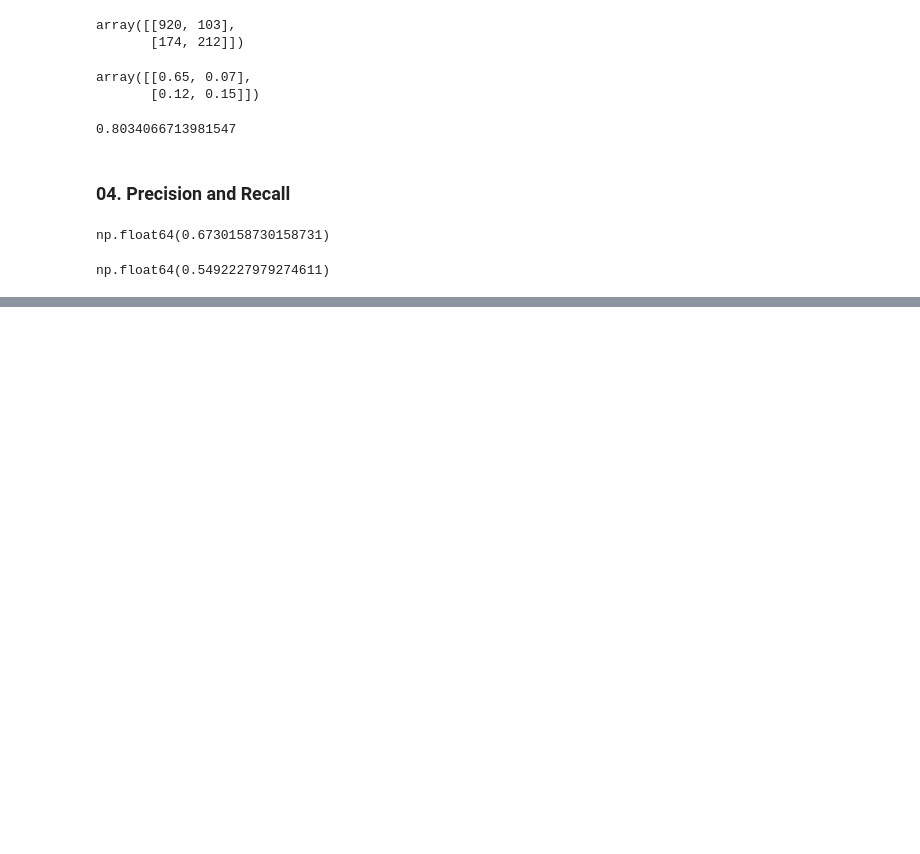
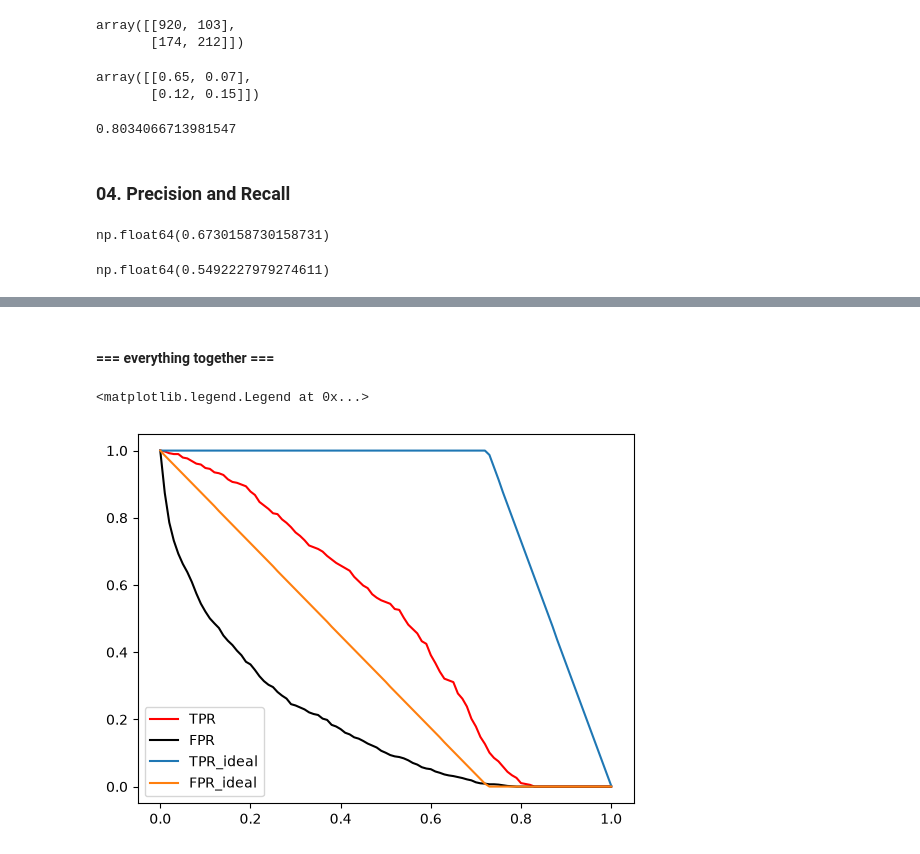
Before and after one commit to alex-alyushin/machine-learning-zoomcamp, a Jupyter notebook: 04-evaluation/Evaluation.ipynb, the cells around one changed output, grey strips where cells are left out. Saved outputs shown, nothing was run; the diff lists cells and outputs as text; code cells hidden in the pictures; blank space fills up the shorter version.

```diff
--- a/04-evaluation/Evaluation.ipynb
+++ b/04-evaluation/Evaluation.ipynb
@@ -249,0 +419,13 @@ np.float64(0.5492227979274611)
+# %% [markdown]
+#### === everything together ===
+# %%
+plt.plot(df_scores.threshold, df_scores.tpr, label='TPR', color='red')
+plt.plot(df_scores.threshold, df_scores.fpr, label='FPR', color='black')
+
+plt.plot(df_scores_ideal.threshold, df_scores_ideal.tpr, label='TPR_ideal')
+plt.plot(df_scores_ideal.threshold, df_scores_ideal.fpr, label='FPR_ideal')
+
+plt.legend()
+# %% [output]
+<matplotlib.legend.Legend at 0x...>
+[figure, added]
```
Also changed, not shown: parts of 31 cells of this notebook.
